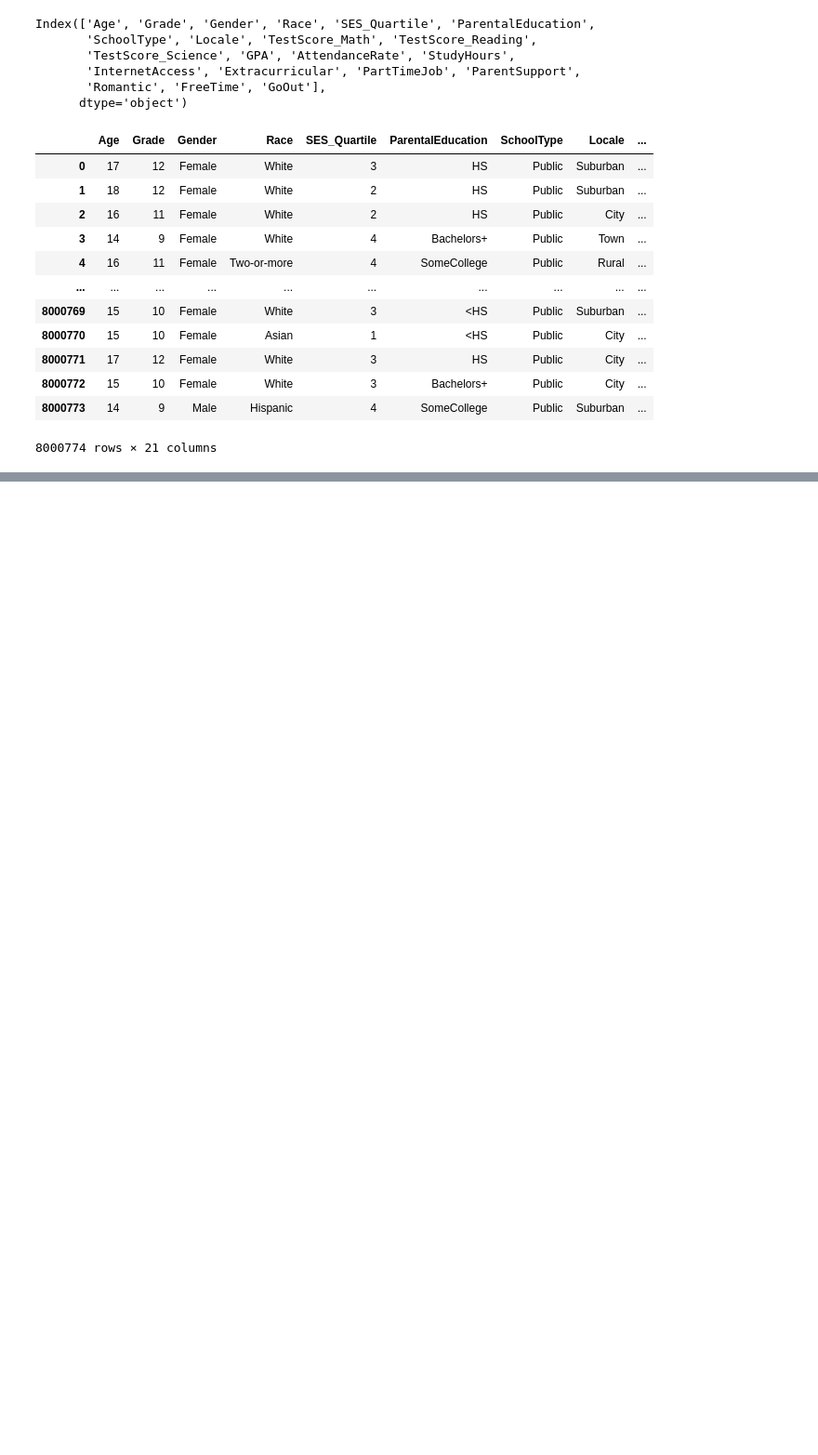
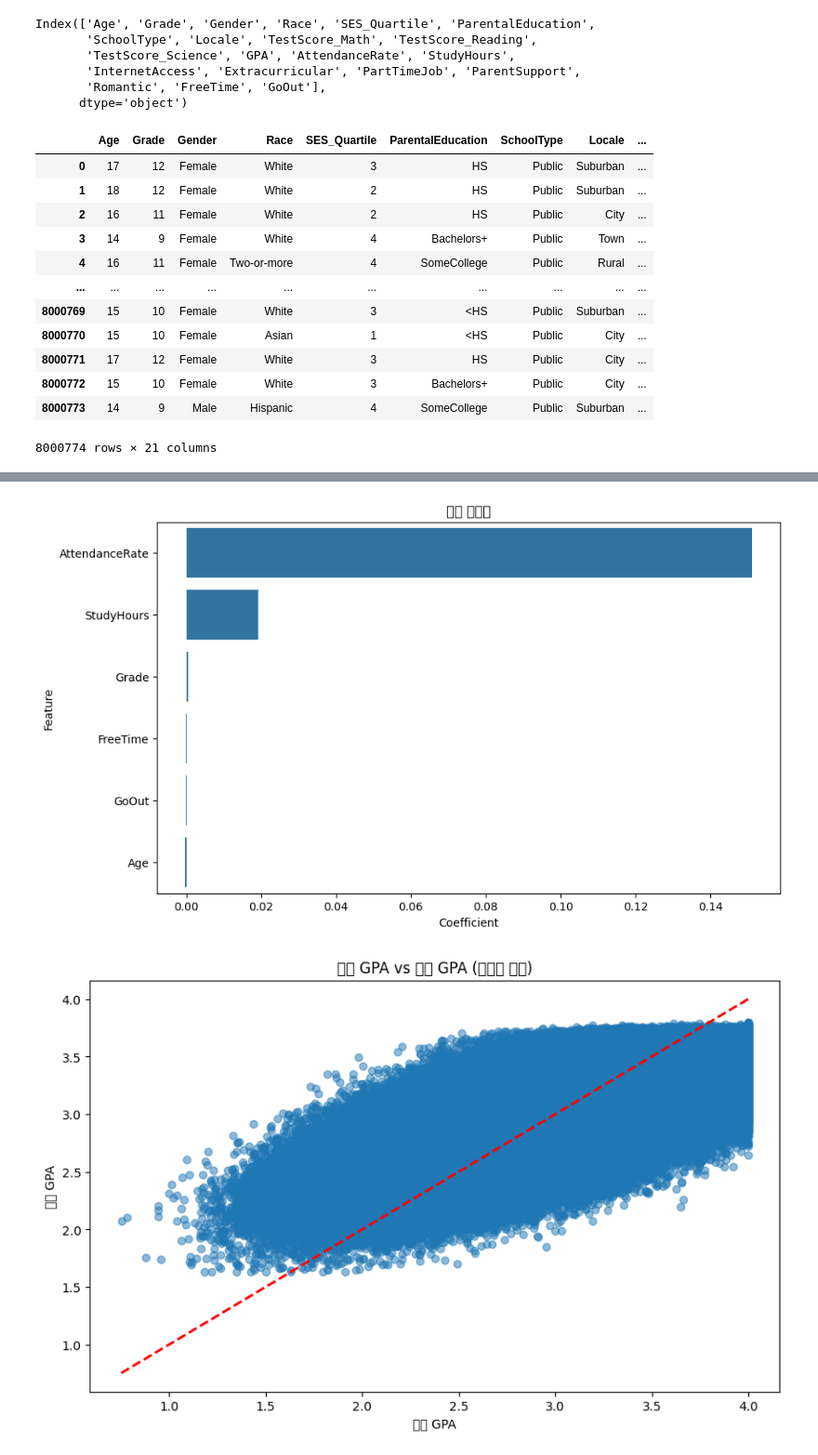
Before and after one commit to RGBRaccoon/Student-Performance, a Jupyter notebook: analysis.ipynb, the cells around one changed output, grey strips where cells are left out. Shown at 93% size. Drawn from its saved outputs; the diff is of its cells as text; code cells hidden in the pictures; blank space fills up the shorter version.

```diff
--- a/analysis.ipynb
+++ b/analysis.ipynb
@@ -38,6 +41,8 @@ features =['Age', 'Grade', 'Gender', 'Race', 'SES_Quartile', 'ParentalEducation'
        'TestScore_Science', 'GPA', 'AttendanceRate', 'StudyHours',
        'InternetAccess', 'Extracurricular', 'PartTimeJob', 'ParentSupport',
        'Romantic', 'FreeTime', 'GoOut']
-numeric_features = ['Age', 'Grade', 'TestScore_Math', 'TestScore_Reading', 'TestScore_Science',
-                   'AttendanceRate', 'StudyHours',"AttendanceRate","StudyHours","FreeTime","GoOut", "GPA"]
+target = 'GPA'
+numeric_features = ['Age', 'Grade',
+              #       'TestScore_Math', 'TestScore_Reading', 'TestScore_Science',
+                   'AttendanceRate', 'StudyHours',"AttendanceRate","StudyHours","FreeTime","GoOut"]
 none_numeric_features = ['Gender', 'ParentalLevelOfEducation', 'SchoolType','Race', 'Locale',"InternetAccess","Extracurricular","PartTimeJob","ParentSupport","Romantic"]
@@ -65,0 +49,70 @@ linear=
+# %%
+#선형회귀
+train_data_copy=train_data.copy()
+validation_data_copy=validation_data.copy()
+test_data_copy=test_data.copy()
+
+
+X_train = train_data[numeric_features]
+y_train = train_data[target]
+
+# 검증 데이터 준비
+X_val = validation_data[numeric_features]
+y_val = validation_data[target]
+
+# 테스트 데이터 준비
+X_test = test_data[numeric_features]
+y_test = test_data[target]
+
+scaler = StandardScaler()
+X_train_scaled = scaler.fit_transform(X_train)
+X_val_scaled = scaler.transform(X_val)
+X_test_scaled = scaler.transform(X_test)
+
+# 선형회귀 모델 학습
+model = LinearRegression()
+model.fit(X_train_scaled, y_train)
+
+# 예측
+y_train_pred = model.predict(X_train_scaled)
+y_val_pred = model.predict(X_val_scaled)
+y_test_pred = model.predict(X_test_scaled)
+
+# 모델 평가
+train_mse = mean_squared_error(y_train, y_train_pred)
+val_mse = mean_squared_error(y_val, y_val_pred)
+test_mse = mean_squared_error(y_test, y_test_pred)
+
+train_r2 = r2_score(y_train, y_train_pred)
+val_r2 = r2_score(y_val, y_val_pred)
+test_r2 = r2_score(y_test, y_test_pred)
+
+print("=== 모델 성능 평가 ===")
+print(f"훈련 세트 MSE: {train_mse:.4f}")
+print(f"검증 세트 MSE: {val_mse:.4f}")
+print(f"테스트 세트 MSE: {test_mse:.4f}")
+print(f"\n훈련 세트 R2: {train_r2:.4f}")
+print(f"검증 세트 R2: {val_r2:.4f}")
+print(f"테스트 세트 R2: {test_r2:.4f}")
+
+# 특성 중요도 시각화
+feature_importance = pd.DataFrame({
+    'Feature': numeric_features,
+    'Coefficient': model.coef_
+})
+feature_importance = feature_importance.sort_values('Coefficient', ascending=False)
+
+plt.figure(figsize=(10, 6))
+sns.barplot(data=feature_importance, x='Coefficient', y='Feature')
+plt.title('feature importance')
+plt.show()
+
+# 실제값과 예측값 비교 시각화
+plt.figure(figsize=(10, 6))
+plt.scatter(y_test, y_test_pred, alpha=0.5)
+plt.plot([y_test.min(), y_test.max()], [y_test.min(), y_test.max()], 'r--', lw=2)
+plt.xlabel('GPA')
+plt.ylabel('predicted GPA')
+plt.title('actual GPA vs predicted GPA (test set)')
+plt.show()
+# %% [output]
@@ -66,3 +127,5 @@ linear=
+[figure, added]
+[figure, added]
 # %%
 #릿지 라쏘
 # %%
```
Also changed, not shown: parts of 4 cells of this notebook.
